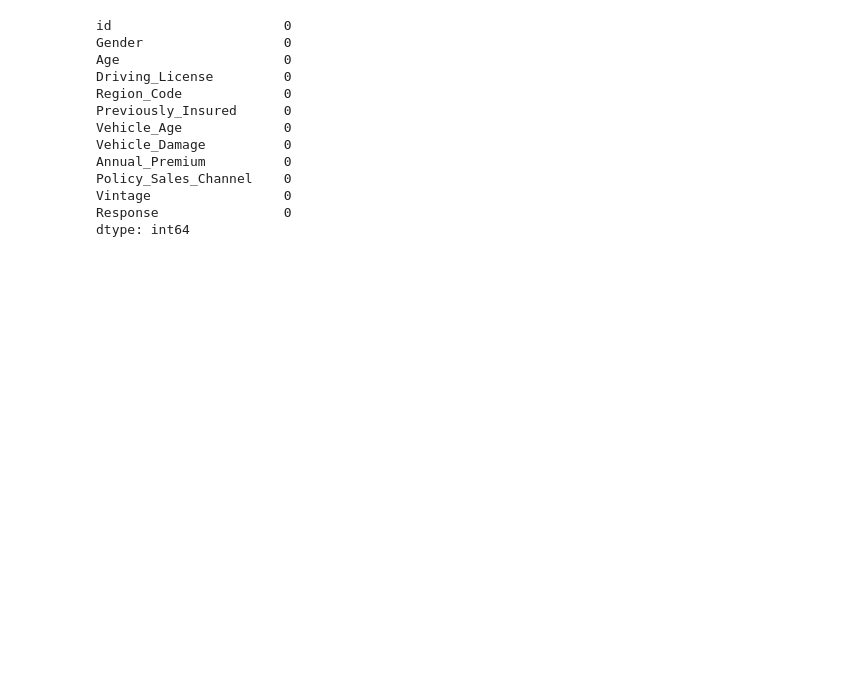
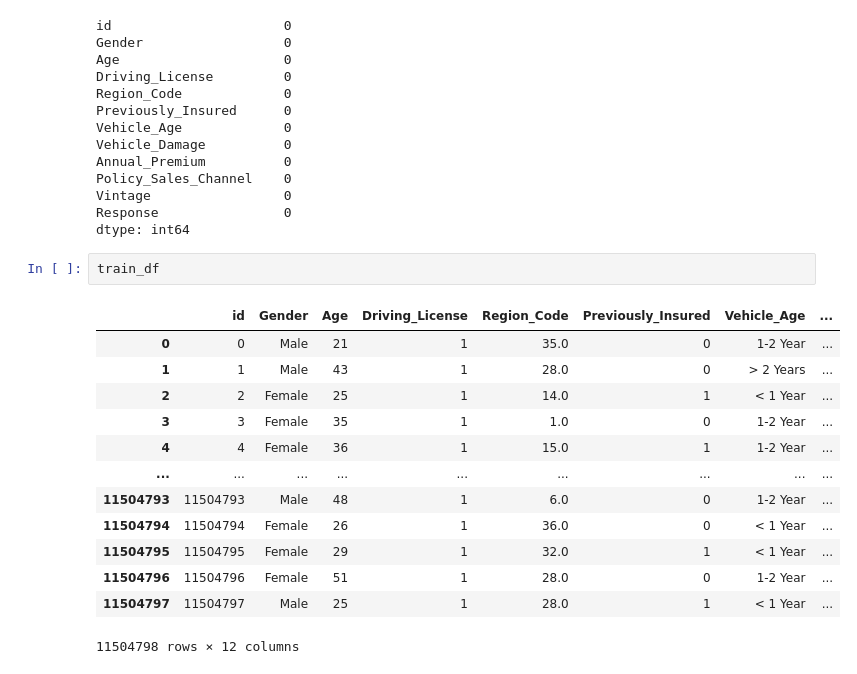
Before and after one commit to khadidja2005/Kaggle_challenges, a Jupyter notebook: classification_health_insurance.ipynb, the cells around one changed output. Saved outputs shown, nothing was run; the diff lists cells and outputs as text; blank space fills up the shorter version.

```diff
--- a/classification_health_insurance.ipynb
+++ b/classification_health_insurance.ipynb
@@ -130,6 +130,22 @@ Policy_Sales_Channel    0
 Vintage                 0
 Response                0
 dtype: int64
+# %%
+train_df
+# %% [output]
+|  | id | Gender | Age | Driving_License | Region_Code | Previously_Insured | Vehicle_Age | ... |
+| 0 | 0 | Male | 21 | 1 | 35.0 | 0 | 1-2 Year | ... |
+| 1 | 1 | Male | 43 | 1 | 28.0 | 0 | > 2 Years | ... |
+| 2 | 2 | Female | 25 | 1 | 14.0 | 1 | < 1 Year | ... |
+| 3 | 3 | Female | 35 | 1 | 1.0 | 0 | 1-2 Year | ... |
+| 4 | 4 | Female | 36 | 1 | 15.0 | 1 | 1-2 Year | ... |
+| ... | ... | ... | ... | ... | ... | ... | ... | ... |
+| 11504793 | 11504793 | Male | 48 | 1 | 6.0 | 0 | 1-2 Year | ... |
+| 11504794 | 11504794 | Female | 26 | 1 | 36.0 | 0 | < 1 Year | ... |
+| 11504795 | 11504795 | Female | 29 | 1 | 32.0 | 1 | < 1 Year | ... |
+| 11504796 | 11504796 | Female | 51 | 1 | 28.0 | 0 | 1-2 Year | ... |
+| 11504797 | 11504797 | Male | 25 | 1 | 28.0 | 1 | < 1 Year | ... |
+11504798 rows × 12 columns
 # %%
 from sklearn.preprocessing import LabelEncoder
 from sklearn.preprocessing import StandardScaler , MinMaxScaler , RobustScaler
```
Also changed, not shown: parts of 18 cells of this notebook.
